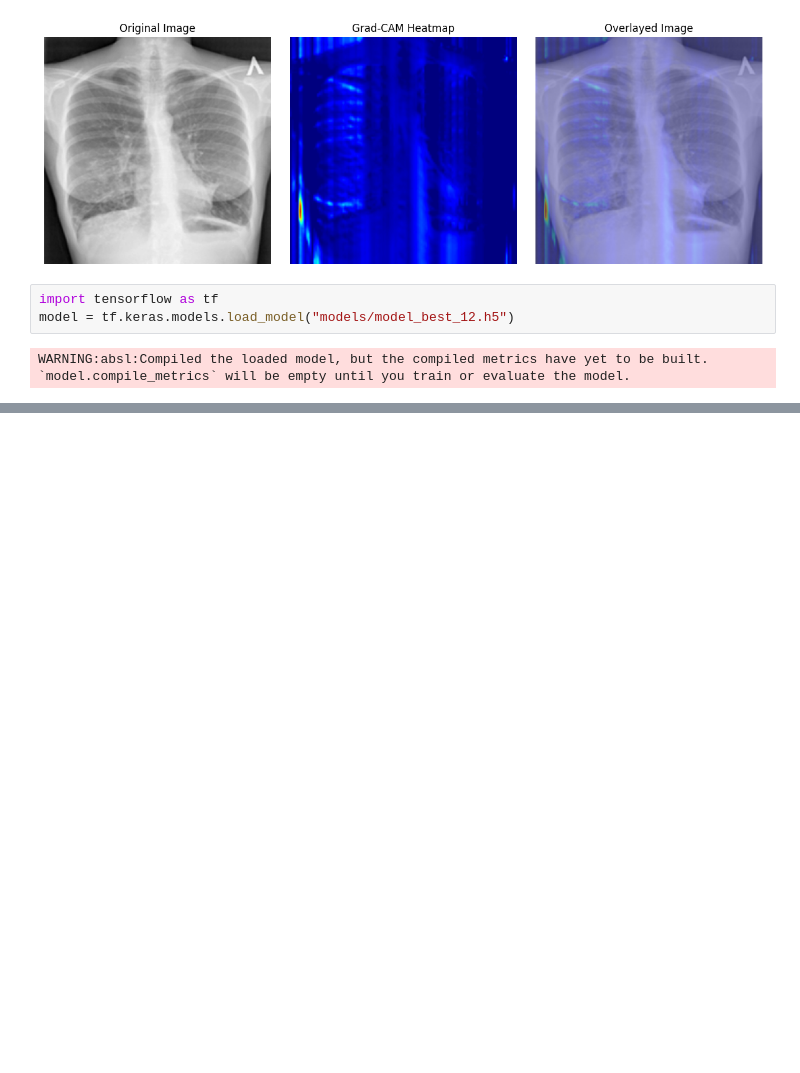
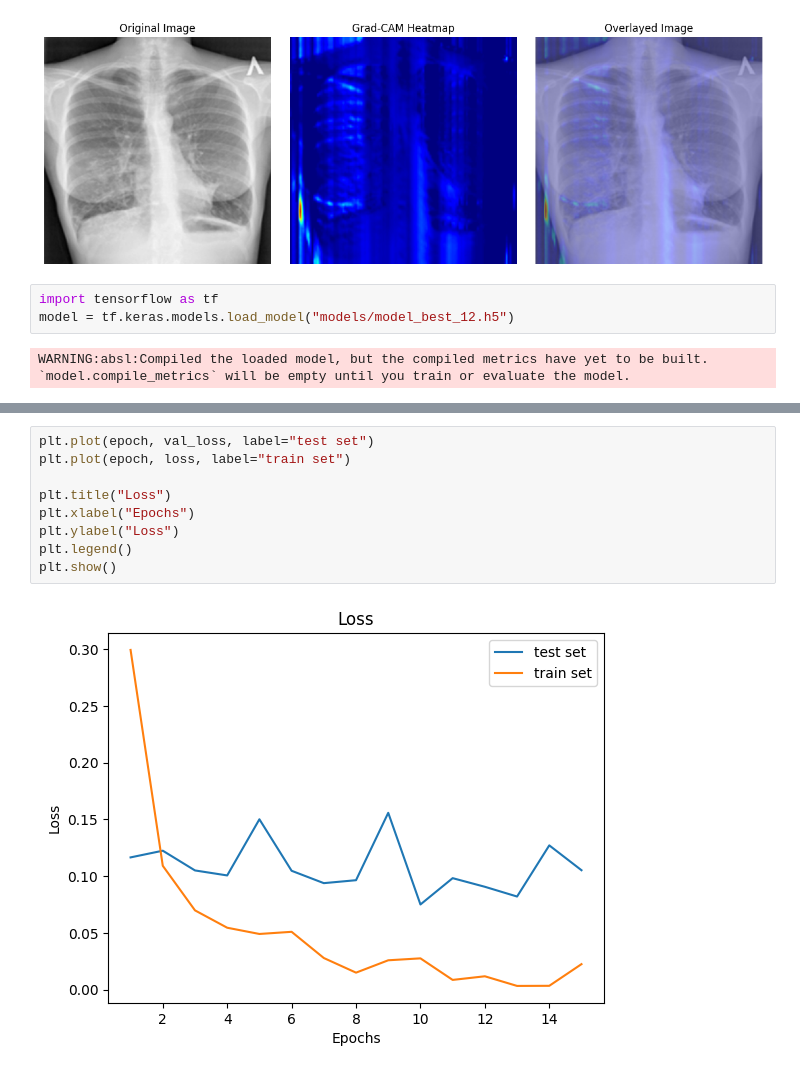
Before and after one commit to NurmukhamedKZ/Data-Projects, a Jupyter notebook: Lung_project/research.ipynb, the cells around one changed output, grey strips where cells are left out. Saved outputs shown, nothing was run; the diff lists cells and outputs as text; blank space fills up the shorter version.

```diff
--- a/Lung_project/research.ipynb
+++ b/Lung_project/research.ipynb
@@ -792,0 +1066,11 @@ array([[9.9999821e-01, 1.8210231e-06]], dtype=float32)
+# %%
+plt.plot(epoch, val_loss, label="test set")
+plt.plot(epoch, loss, label="train set")
+
+plt.title("Loss")
+plt.xlabel("Epochs")
+plt.ylabel("Loss")
+plt.legend()
+plt.show()
+# %% [output]
+[figure, added]
```
Also changed, not shown: parts of 19 cells of this notebook, 11 other files.
